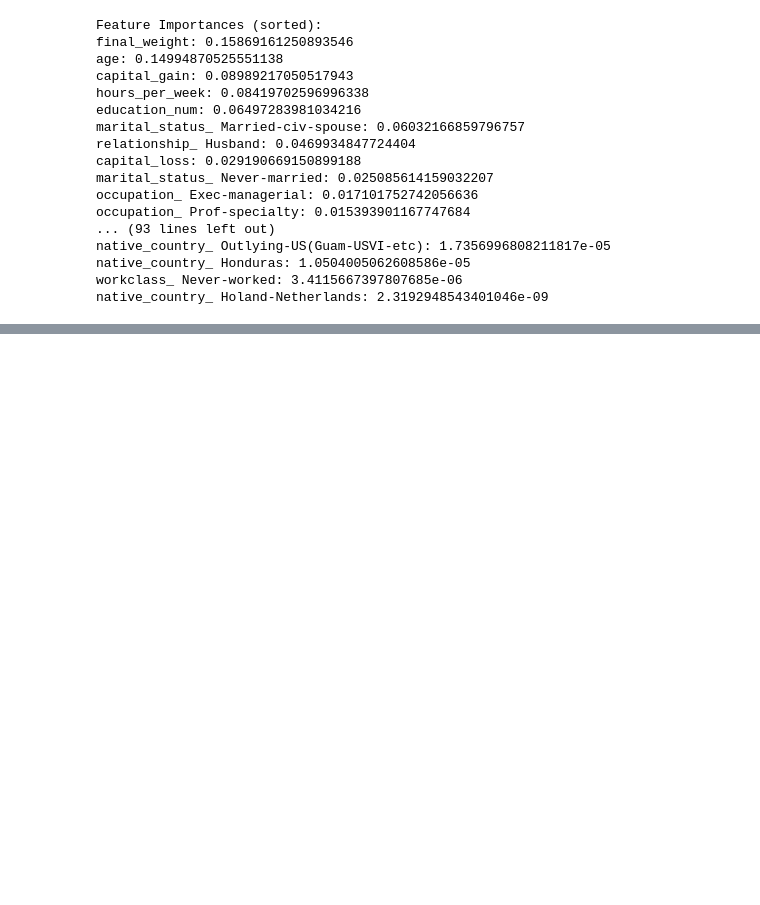
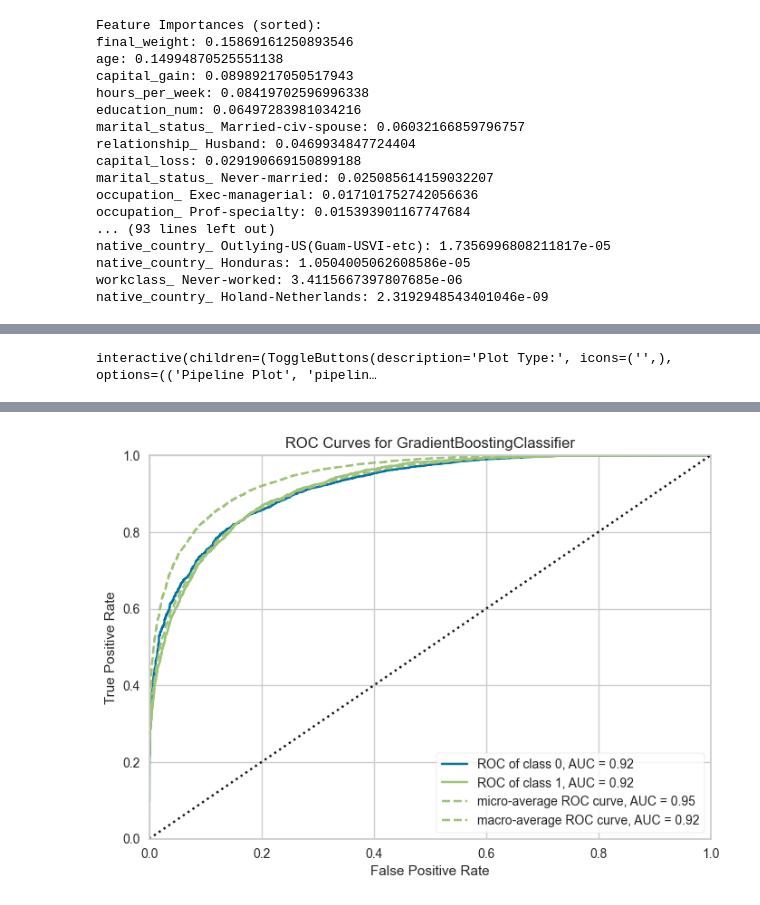
Before and after one commit to violettance/jupyter_notebooks, a Jupyter notebook: classification.ipynb, the cells around one changed output, grey strips where cells are left out. Saved outputs shown, nothing was run; the diff lists cells and outputs as text; code cells hidden in the pictures; blank space fills up the shorter version.

Commit message:
PyCaret classification models added

```diff
--- a/classification.ipynb
+++ b/classification.ipynb
@@ -202,3 +205,5 @@ native_country_ Outlying-US(Guam-USVI-etc): 1.7356996808211817e-05
 native_country_ Honduras: 1.0504005062608586e-05
 workclass_ Never-worked: 3.4115667397807685e-06
 native_country_ Holand-Netherlands: 2.3192948543401046e-09
+# %%
+s = setup(df, target = 'income_flag', session_id = 123)
@@ -204,0 +230,3 @@ native_country_ Holand-Netherlands: 2.3192948543401046e-09
+# %%
+# Functional API
+best = compare_models()
@@ -204,0 +249,9 @@ native_country_ Holand-Netherlands: 2.3192948543401046e-09
+# %%
+# Model evaluation by feature importance
+s.evaluate_model(best)
+# %% [output]
+interactive(children=(ToggleButtons(description='Plot Type:', icons=('',), options=(('Pipeline Plot', 'pipelin…
+# %%
+# Best model graph
+s.plot_model(best, plot = 'auc')
+# %% [output]
@@ -204,0 +259 @@ native_country_ Holand-Netherlands: 2.3192948543401046e-09
+[figure, added]
```
Also changed, not shown: parts of 9 cells of this notebook, 1 other file.
